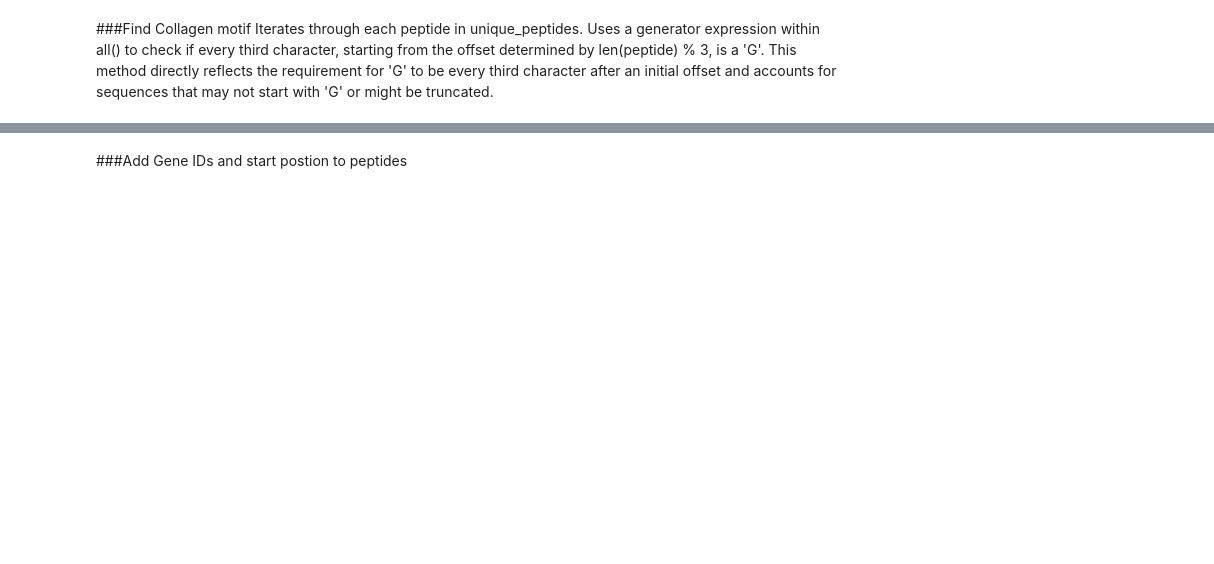
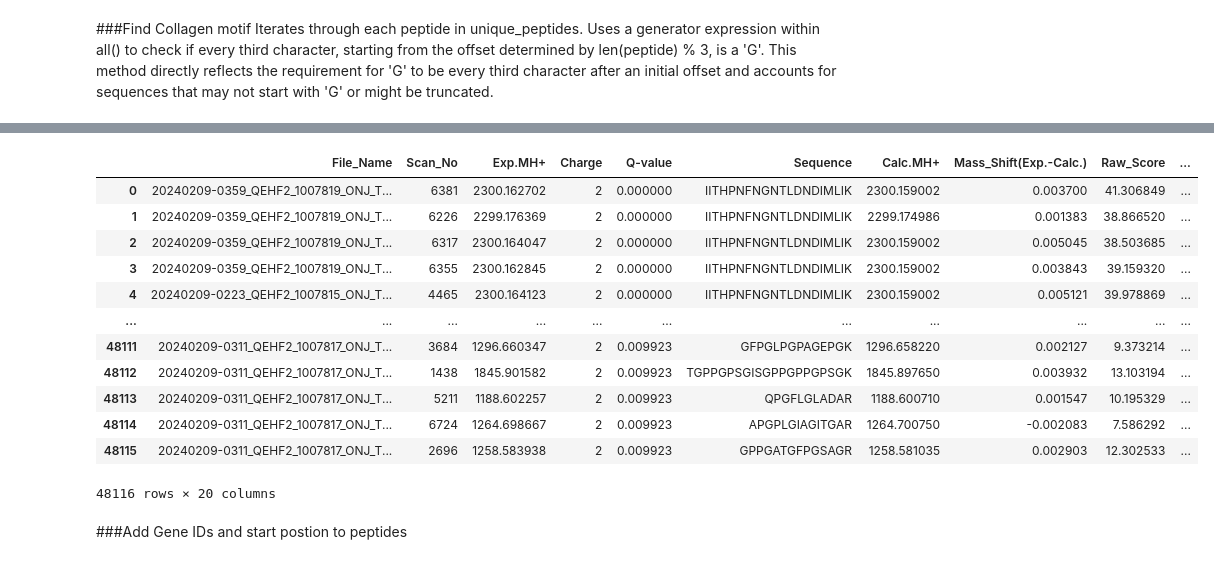
Before and after one commit to Palaeoprot/pFind, a Jupyter notebook: pFind_Analysis.ipynb, the cells around one changed output, grey strips where cells are left out. Drawn from its saved outputs; the diff is of its cells as text; code cells hidden in the pictures; blank space fills up the shorter version.

```diff
--- a/pFind_Analysis.ipynb
+++ b/pFind_Analysis.ipynb
@@ -852,0 +1166,17 @@ combined_df.head()
+# %%
+#Find pFind-Filtered.spectra files
+#spectra_files = find_spectra_files(BASE_PATH)
+
+spectra_files = [f'/content/drive/MyDrive/Colab_Notebooks/NovorCloud/{STUDY_NAME}/{PFIND_FOLDER}/result/pFind-Filtered.spectra']
+# Combine into a single DataFrame
+combined_df = combine_spectra_files(spectra_files)
+#Add the length of the peptide
+
+combined_df['peptide_length'] = combined_df['Sequence'].apply(len)
+#----------------------Reporting
+#combined_df.shape
+#combined_df.info()
+##combined_df.describe()
+combined_df['Sequence'].nunique()
+#combined_df['Miss.Clv.Sites'].nunique()
+#combined_df.head()
@@ -969,3 +1651,19 @@ for peptide, details in islice(NCP_peptide_positions.items(), 10):
+# %%
+combined_df
+# %% [output]
+|  | File_Name | Scan_No | Exp.MH+ | Charge | Q-value | Sequence | Calc.MH+ | Mass_Shift(Exp.-Calc.) | Raw_Score | ... |
+| 0 | 20240209-0359_QEHF2_1007819_ONJ_T... | 6381 | 2300.162702 | 2 | 0.000000 | IITHPNFNGNTLDNDIMLIK | 2300.159002 | 0.003700 | 41.306849 | ... |
+| 1 | 20240209-0359_QEHF2_1007819_ONJ_T... | 6226 | 2299.176369 | 2 | 0.000000 | IITHPNFNGNTLDNDIMLIK | 2299.174986 | 0.001383 | 38.866520 | ... |
+| 2 | 20240209-0359_QEHF2_1007819_ONJ_T... | 6317 | 2300.164047 | 2 | 0.000000 | IITHPNFNGNTLDNDIMLIK | 2300.159002 | 0.005045 | 38.503685 | ... |
+| 3 | 20240209-0359_QEHF2_1007819_ONJ_T... | 6355 | 2300.162845 | 2 | 0.000000 | IITHPNFNGNTLDNDIMLIK | 2300.159002 | 0.003843 | 39.159320 | ... |
+| 4 | 20240209-0223_QEHF2_1007815_ONJ_T... | 4465 | 2300.164123 | 2 | 0.000000 | IITHPNFNGNTLDNDIMLIK | 2300.159002 | 0.005121 | 39.978869 | ... |
+| ... | ... | ... | ... | ... | ... | ... | ... | ... | ... | ... |
+| 48111 | 20240209-0311_QEHF2_1007817_ONJ_T... | 3684 | 1296.660347 | 2 | 0.009923 | GFPGLPGPAGEPGK | 1296.658220 | 0.002127 | 9.373214 | ... |
+| 48112 | 20240209-0311_QEHF2_1007817_ONJ_T... | 1438 | 1845.901582 | 2 | 0.009923 | TGPPGPSGISGPPGPPGPSGK | 1845.897650 | 0.003932 | 13.103194 | ... |
+| 48113 | 20240209-0311_QEHF2_1007817_ONJ_T... | 5211 | 1188.602257 | 2 | 0.009923 | QPGFLGLADAR | 1188.600710 | 0.001547 | 10.195329 | ... |
+| 48114 | 20240209-0311_QEHF2_1007817_ONJ_T... | 6724 | 1264.698667 | 2 | 0.009923 | APGPLGIAGITGAR | 1264.700750 | -0.002083 | 7.586292 | ... |
+| 48115 | 20240209-0311_QEHF2_1007817_ONJ_T... | 2696 | 1258.583938 | 2 | 0.009923 | GPPGATGFPGSAGR | 1258.581035 | 0.002903 | 12.302533 | ... |
+48116 rows × 20 columns
 # %% [markdown]
 ###Add Gene IDs and start postion to peptides
 # %%
```
Also changed, not shown: parts of 90 cells of this notebook.
